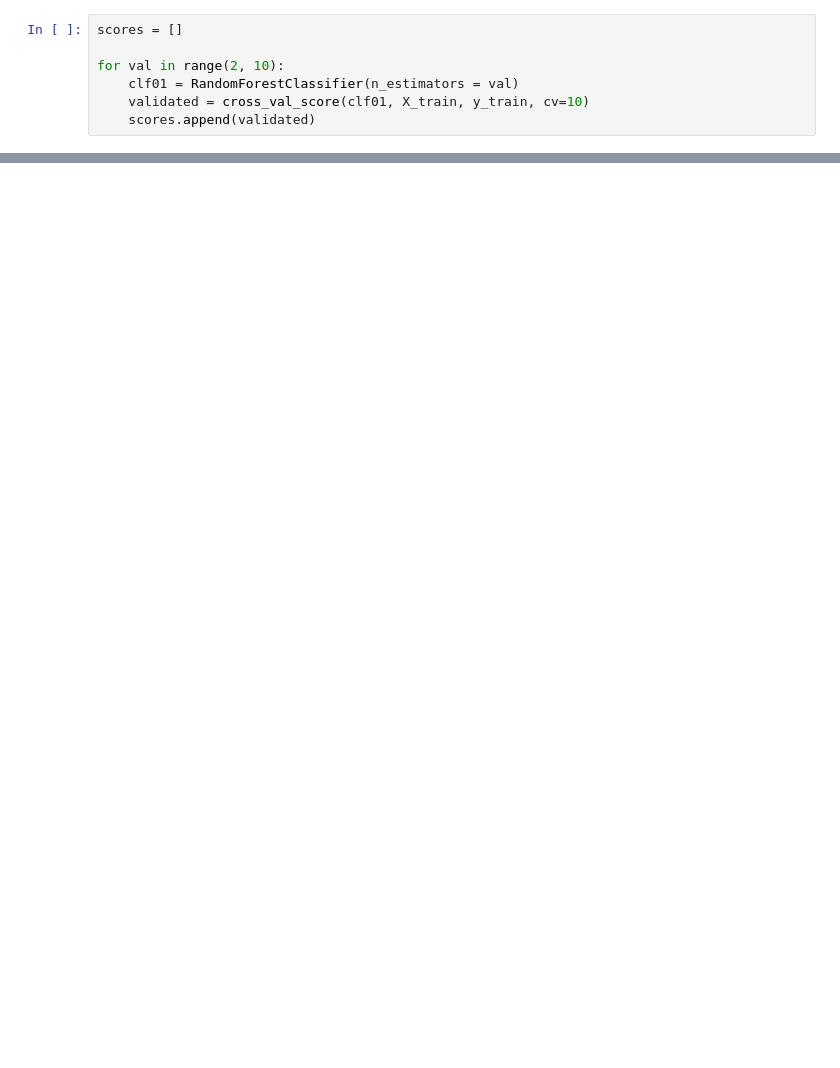
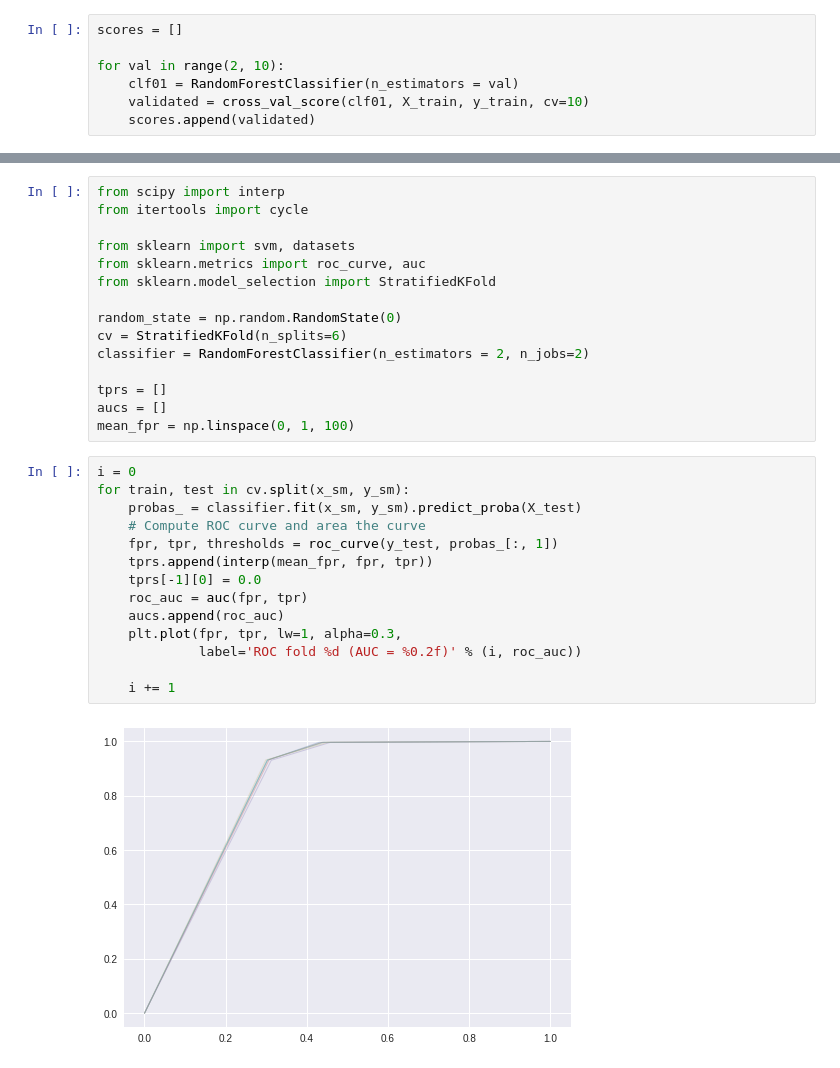
Before and after one commit to dueh7726/CapStone1, a Jupyter notebook: Random Forest - Find important features.ipynb, the cells around one changed output, grey strips where cells are left out. Cells and saved outputs as stored; diff of their text form; blank space fills up the shorter version.

```diff
--- a/Random Forest - Find important features.ipynb
+++ b/Random Forest - Find important features.ipynb
@@ -89,0 +94,31 @@ print(scores)
+# %%
+from scipy import interp
+from itertools import cycle
+
+from sklearn import svm, datasets
+from sklearn.metrics import roc_curve, auc
+from sklearn.model_selection import StratifiedKFold
+
+random_state = np.random.RandomState(0)
+cv = StratifiedKFold(n_splits=6)
+classifier = RandomForestClassifier(n_estimators = 2, n_jobs=2)
+
+tprs = []
+aucs = []
+mean_fpr = np.linspace(0, 1, 100)
+# %%
+i = 0
+for train, test in cv.split(x_sm, y_sm):
+    probas_ = classifier.fit(x_sm, y_sm).predict_proba(X_test)
+    # Compute ROC curve and area the curve
+    fpr, tpr, thresholds = roc_curve(y_test, probas_[:, 1])
+    tprs.append(interp(mean_fpr, fpr, tpr))
+    tprs[-1][0] = 0.0
+    roc_auc = auc(fpr, tpr)
+    aucs.append(roc_auc)
+    plt.plot(fpr, tpr, lw=1, alpha=0.3,
+             label='ROC fold %d (AUC = %0.2f)' % (i, roc_auc))
+
+    i += 1
+# %% [output]
+[figure, added]
```
Also changed, not shown: parts of 10 cells of this notebook, 2 other files.
